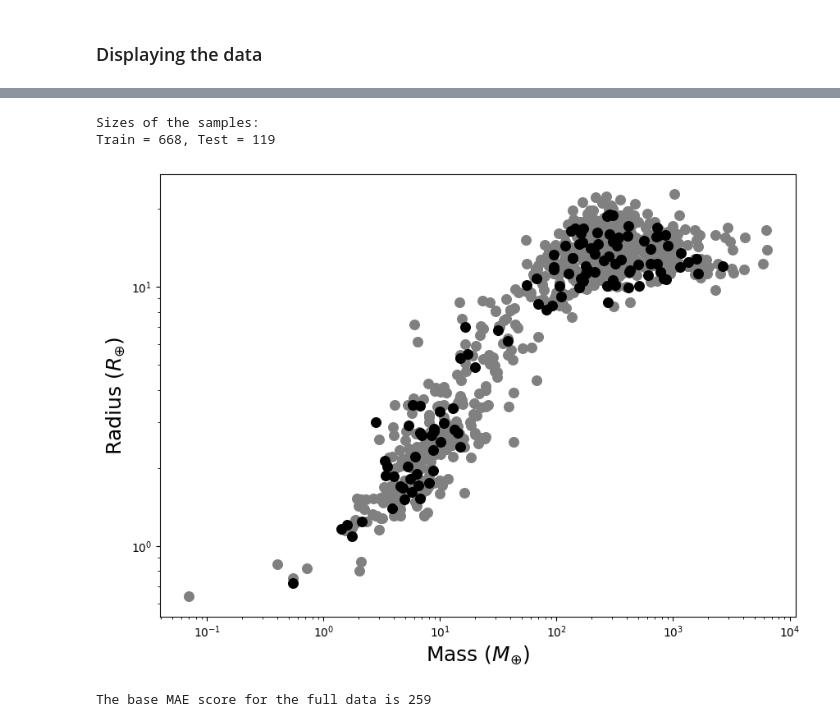
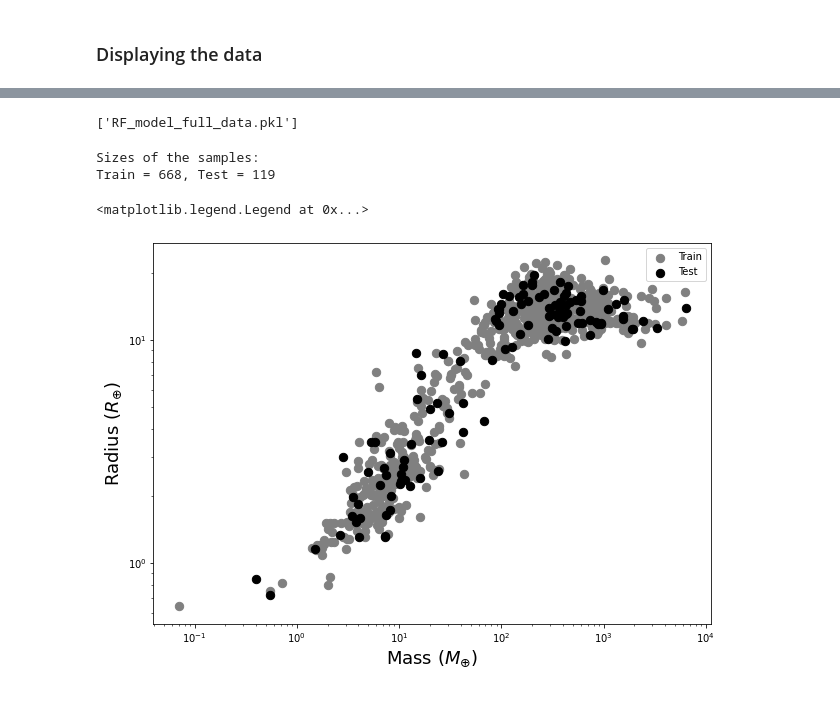
Before and after one commit to vadibekyan/ExoPLots, a Jupyter notebook: mr_ml.ipynb, the cells around one changed output, grey strips where cells are left out. Cells and saved outputs as stored; diff of their text form; code cells hidden in the pictures.

```diff
--- a/mr_ml.ipynb
+++ b/mr_ml.ipynb
@@ -99,7 +79,7 @@ There are 235 missing entries for semimajor axis. This parameter can be estimate
 
 Next, all the rows containing nan values will be removed, except if the nan is in the "pl_orbsmax" column
 # %%
-nea_with_M_and_R_cleaned = nea_with_M_and_R.dropna(subset=nea_with_M_and_R.columns.drop('pl_orbsmax'))
+nea_with_M_and_R_cleaned = nea_with_M_and_R.dropna(subset=nea_with_M_and_R.columns.drop(['pl_orbsmax']))
 # Check results
 nea_with_M_and_R_cleaned.isna().sum()
 # %% [output]
@@ -232,0 +210,2 @@ from sklearn.ensemble import RandomForestRegressor
+# %%
+best_model, final_trained_model_train_data, final_trained_model_full_data = RF_training_with_display(X,y, test_size = 0.15, n_trials = 100)
@@ -233,24 +237,26 @@ from sklearn.ensemble import RandomForestRegressor
+# %%
+import joblib
+
+# Save the model and its parameters
+joblib.dump(final_trained_model_full_data, 'RF_model_full_data.pkl')
+
+# Load the model and its parameters
+#best_RF = joblib.load('final_trained_model_full_data.pkl')
+# %% [output]
+['RF_model_full_data.pkl']
 # %%
-y = nea_MR_final_table['pl_bmasse']
-X = nea_MR_final_table.drop(columns = ['pl_bmasse'])
-
-
 X_train, X_test, y_train, y_test = train_test_split(X, y, test_size=0.15)
 
 print (f'Sizes of the samples:\nTrain = {len(X_train)}, Test = {len(X_test)}')
 
 fig = plt.figure(figsize = (10,7))
-ax = plt.subplot(1,1, 1)
-MR_plot(ax, y_train, X_train.pl_rade, color = 'gray', xscale = 'log', yscale = 'log')
-MR_plot(ax, y_test, X_test.pl_rade, color = 'black', xscale = 'log', yscale = 'log')
+ax = plt.subplot(1,1,1)
+best_model.fit(X_train, y_train)
+MR_plot(ax, y_train, X_train.pl_rade, color = 'gray', label = 'Train', xscale = 'log', yscale = 'log')
+MR_plot(ax, y_test, X_test.pl_rade, color = 'black', label = 'Test', xscale = 'log', yscale = 'log')
+plt.legend(loc = 'best')
 # %% [output]
 Sizes of the samples:
 Train = 668, Test = 119
+<matplotlib.legend.Legend at 0x...>
-[figure, old version]
+[figure, new version]
-# %%
-RFR_base_model = RandomForestRegressor(random_state =0)
-MAE_base = score_dataset(X_train, y_train, RFR_base_model)
-
-print (f'The base MAE score for the full data is {MAE_base:.0f}')
-# %% [output]
-The base MAE score for the full data is 259
```
Also changed, not shown: parts of 24 cells of this notebook, 4 other files.
